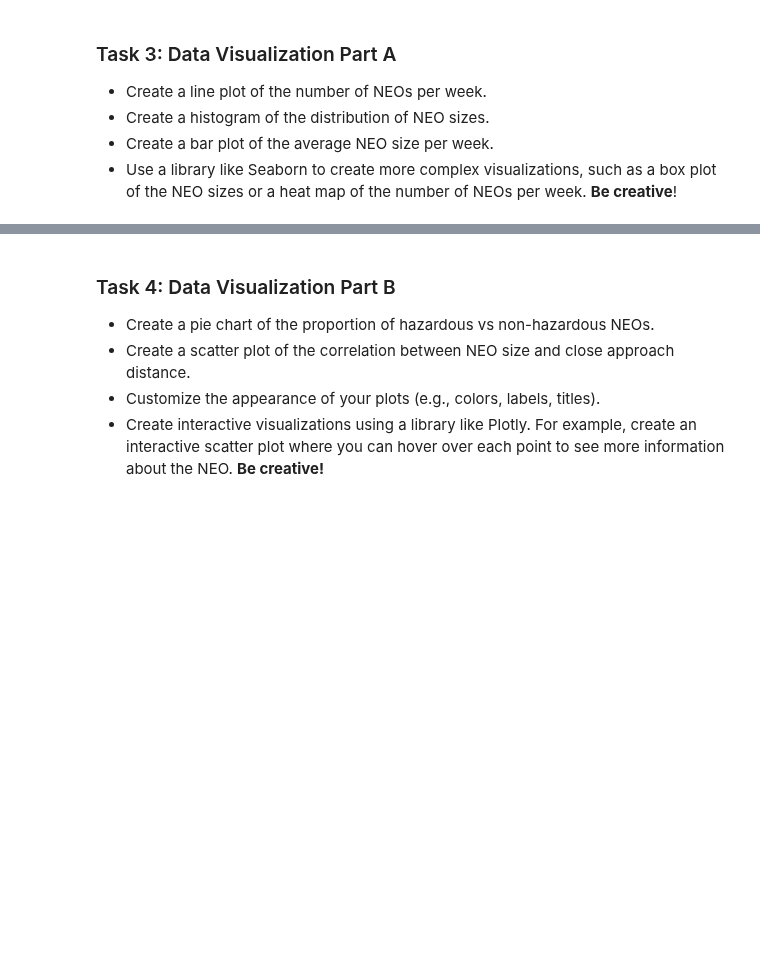
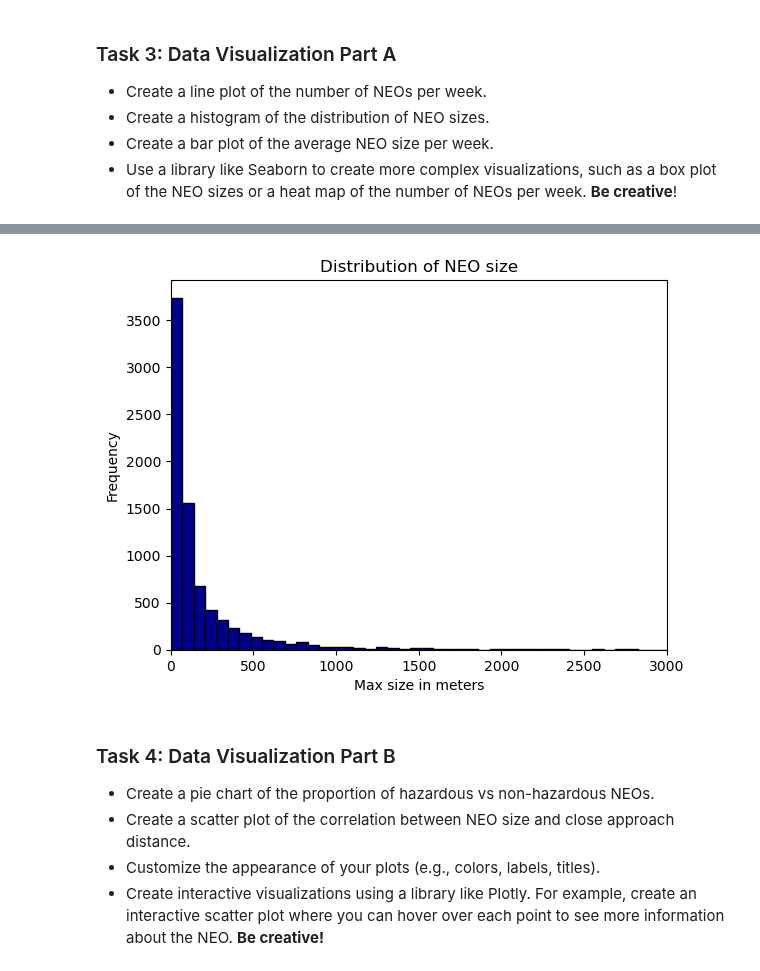
Before and after one commit to HatzeDJ/62444-Repository, a Jupyter notebook: 5_nasa_data_collection_and_visualization.ipynb, the cells around one changed output, grey strips where cells are left out. Saved outputs shown, nothing was run; the diff lists cells and outputs as text; code cells hidden in the pictures; blank space fills up the shorter version.

```diff
--- a/5_nasa_data_collection_and_visualization.ipynb
+++ b/5_nasa_data_collection_and_visualization.ipynb
@@ -135,3 +163,14 @@ Name: is_potentially_hazardous_asteroid, dtype: float64
+# %%
+#Task 2
+from src.histogram import plot_histogram
+
+plot_histogram(df['estimated_diameter.meters.estimated_diameter_max'],
+               bins = 100, title = "Distribution of NEO size",
+               xmin = 0,
+               xmax = 3000,
+               xlabel = 'Max size in meters')
+# %% [output]
+[figure, added]
 # %% [markdown]
 ### Task 4: Data Visualization Part B
 
```
Also changed, not shown: parts of 2 cells of this notebook.
